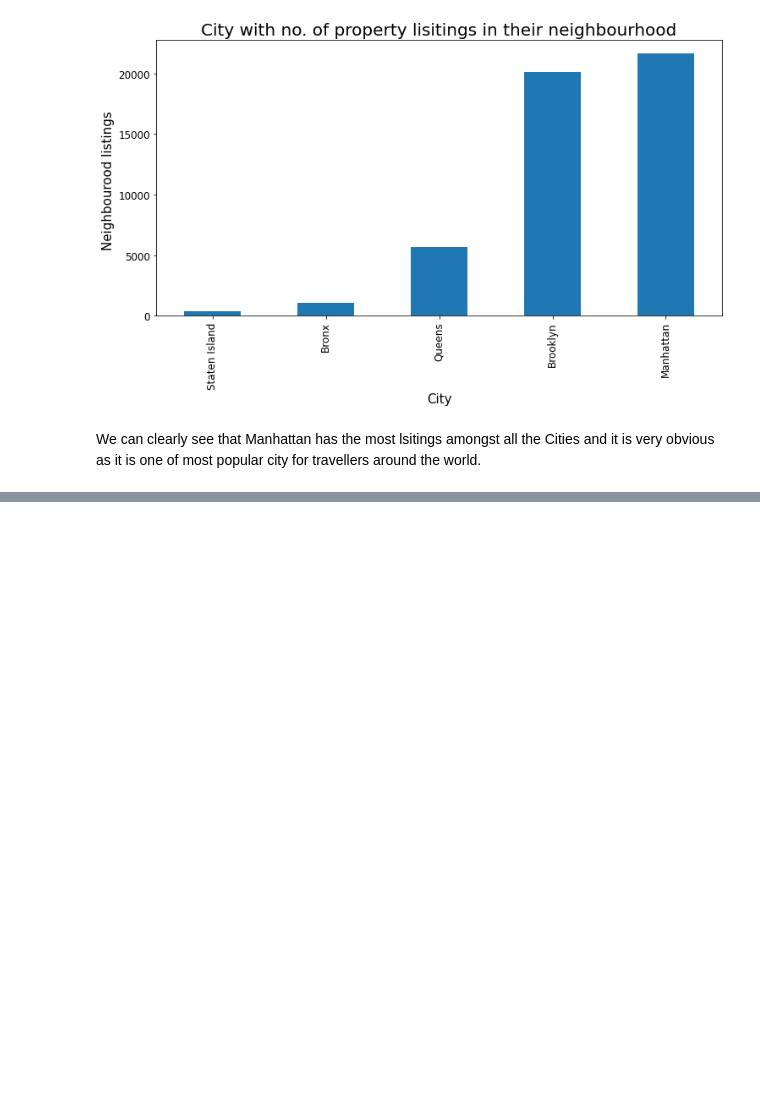
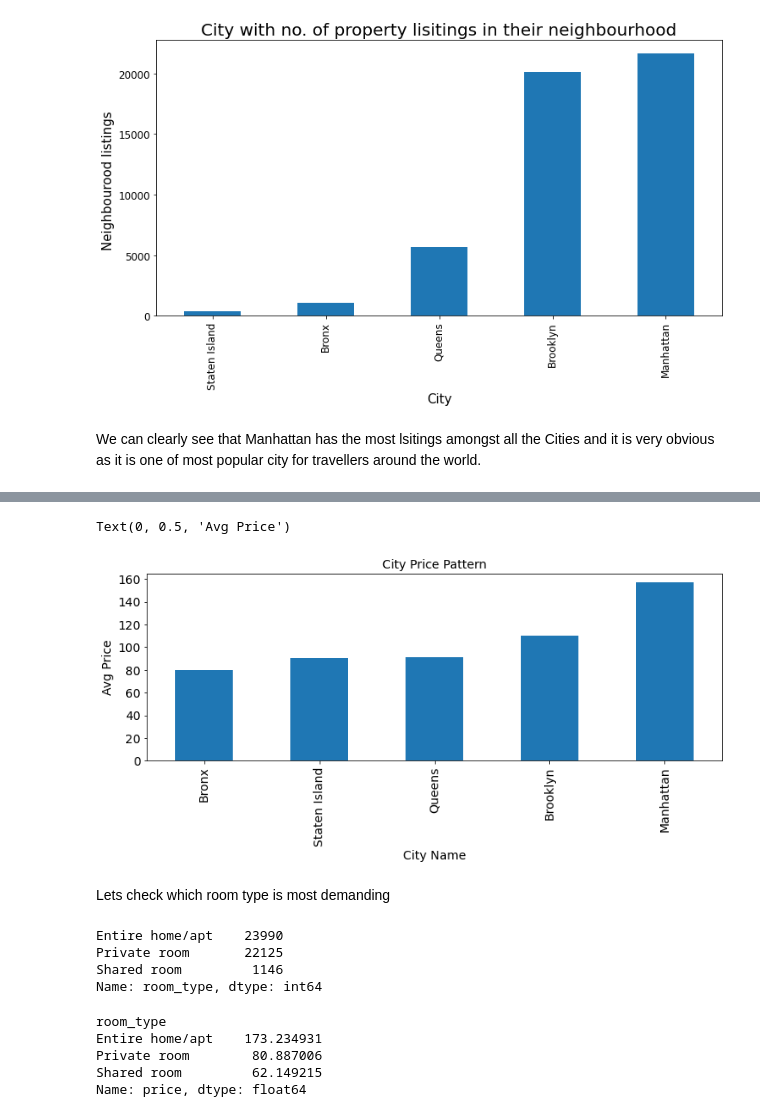
Before and after one commit to coonalcodes/Airbnb-Bookings-Analysis---Capstone-Project, a Jupyter notebook: Airbnb_Bookings_Analysis_Capstone_Project.ipynb, the cells around one changed output, grey strips where cells are left out. Cells and saved outputs as stored; diff of their text form; code cells hidden in the pictures; blank space fills up the shorter version.

```diff
--- a/Airbnb_Bookings_Analysis_Capstone_Project.ipynb
+++ b/Airbnb_Bookings_Analysis_Capstone_Project.ipynb
@@ -156,0 +173,5 @@ We can clearly see that Manhattan has the most lsitings amongst all the Cities a
+# %%
+#Removing outliers from price column and forming a new data set
+df=df[(df['price']>0) & (df['price']<440)]      #approx 175*2.5
+#Checking the code
+df['price'].max()
@@ -156,0 +180,4 @@ We can clearly see that Manhattan has the most lsitings amongst all the Cities a
+# %%
+City_price_pattern=df.groupby('neighbourhood_group')['price'].mean().sort_values()
+City_price_pattern_df=pd.DataFrame(City_price_pattern)
+City_price_pattern_df
@@ -156,0 +195,28 @@ We can clearly see that Manhattan has the most lsitings amongst all the Cities a
+# %%
+mean_price_plot=City_price_pattern.plot.bar(figsize=(12,4),fontsize=14)
+mean_price_plot.set_title('City Price Pattern', fontsize=14)
+mean_price_plot.set_xlabel('City Name', fontsize=14)
+mean_price_plot.set_ylabel('Avg Price', fontsize=14)
+# %% [output]
+Text(0, 0.5, 'Avg Price')
+[figure, added]
+# %% [markdown]
+Lets check which room type is most demanding
+# %%
+df['room_type'].value_counts()
+# We have most listings of Entire home/apt
+# %% [output]
+Entire home/apt    23990
+Private room       22125
+Shared room         1146
+Name: room_type, dtype: int64
+# %%
+prices_roomtype=df.groupby('room_type')['price'].mean()
+prices_roomtype
+#Entire home/apt is costliest and shared room is cheapest
+# %% [output]
+room_type
+Entire home/apt    173.234931
+Private room        80.887006
+Shared room         62.149215
+Name: price, dtype: float64
```
Also changed, not shown: parts of 9 cells of this notebook.
